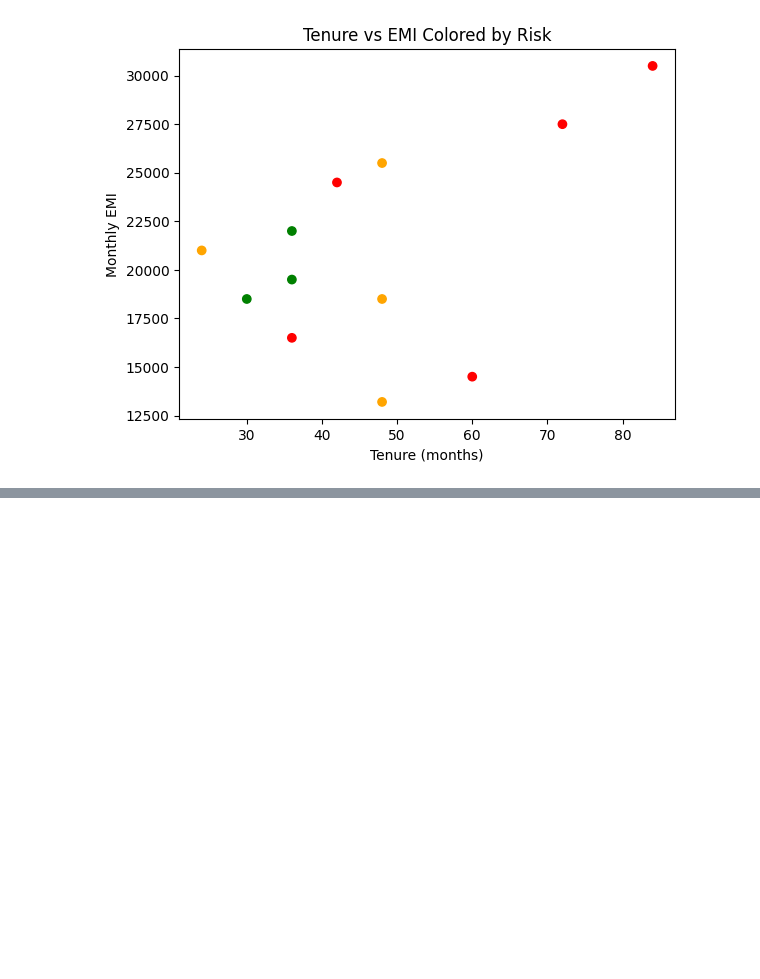
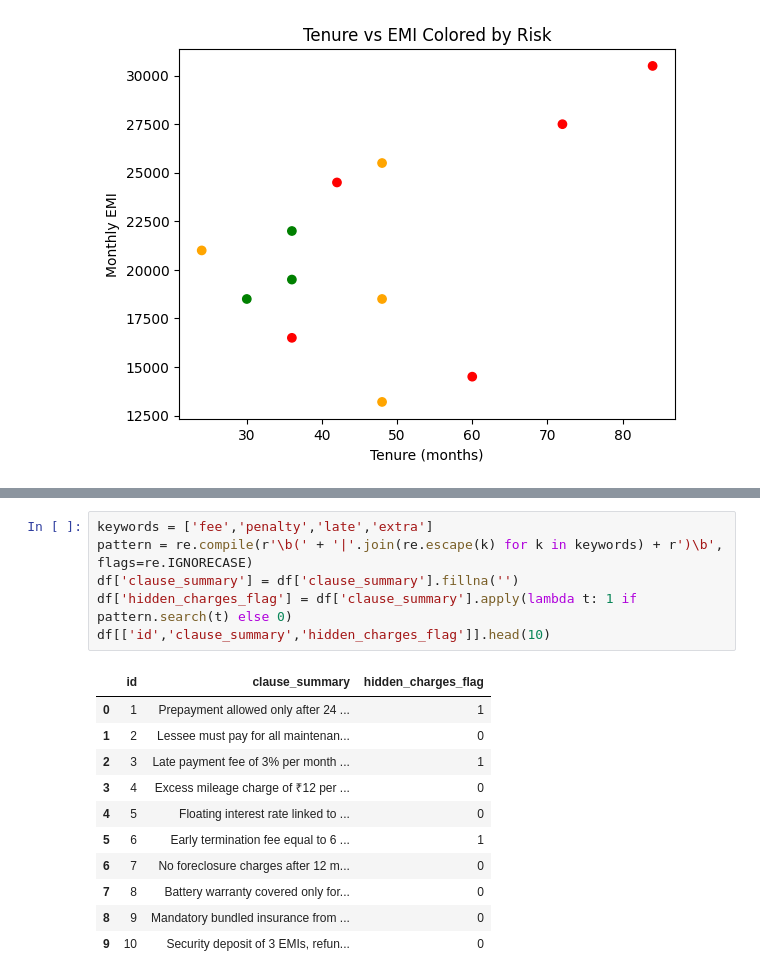
Before and after one commit to springboardmentor74219x/infosys-carlease-contract-ai-group2, a Jupyter notebook: notebook/contract_analysis.ipynb, the cells around one changed output, grey strips where cells are left out. Drawn from its saved outputs; the diff is of its cells as text; blank space fills up the shorter version.

```diff
--- a/notebook/contract_analysis.ipynb
+++ b/notebook/contract_analysis.ipynb
@@ -149,0 +190,18 @@ pd.crosstab(df['risk_flag'], df['recommended_action'])
+# %%
+keywords = ['fee','penalty','late','extra']
+pattern = re.compile(r'\b(' + '|'.join(re.escape(k) for k in keywords) + r')\b', flags=re.IGNORECASE)
+df['clause_summary'] = df['clause_summary'].fillna('')
+df['hidden_charges_flag'] = df['clause_summary'].apply(lambda t: 1 if pattern.search(t) else 0)
+df[['id','clause_summary','hidden_charges_flag']].head(10)
+# %% [output]
+|  | id | clause_summary | hidden_charges_flag |
+| 0 | 1 | Prepayment allowed only after 24 ... | 1 |
+| 1 | 2 | Lessee must pay for all maintenan... | 0 |
+| 2 | 3 | Late payment fee of 3% per month ... | 1 |
+| 3 | 4 | Excess mileage charge of ₹12 per ... | 0 |
+| 4 | 5 | Floating interest rate linked to ... | 0 |
+| 5 | 6 | Early termination fee equal to 6 ... | 1 |
+| 6 | 7 | No foreclosure charges after 12 m... | 0 |
+| 7 | 8 | Battery warranty covered only for... | 0 |
+| 8 | 9 | Mandatory bundled insurance from ... | 0 |
+| 9 | 10 | Security deposit of 3 EMIs, refun... | 0 |
```
Also changed, not shown: parts of 6 cells of this notebook.
